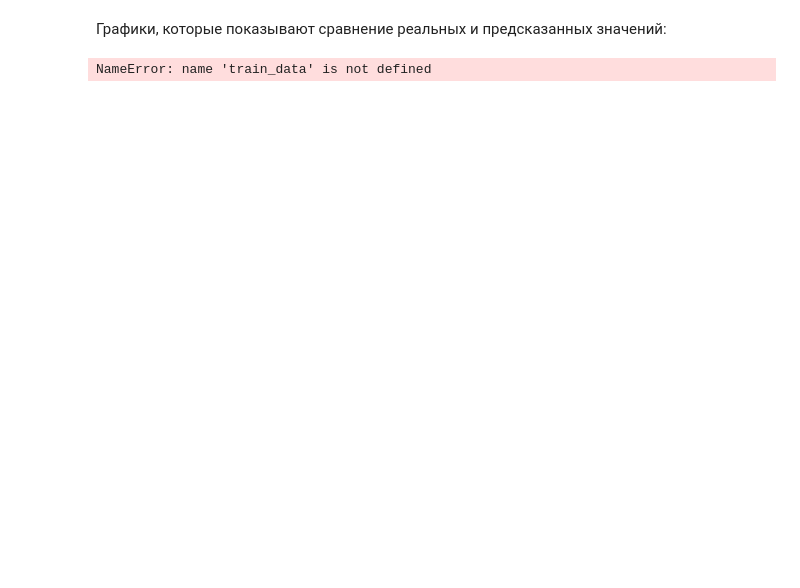
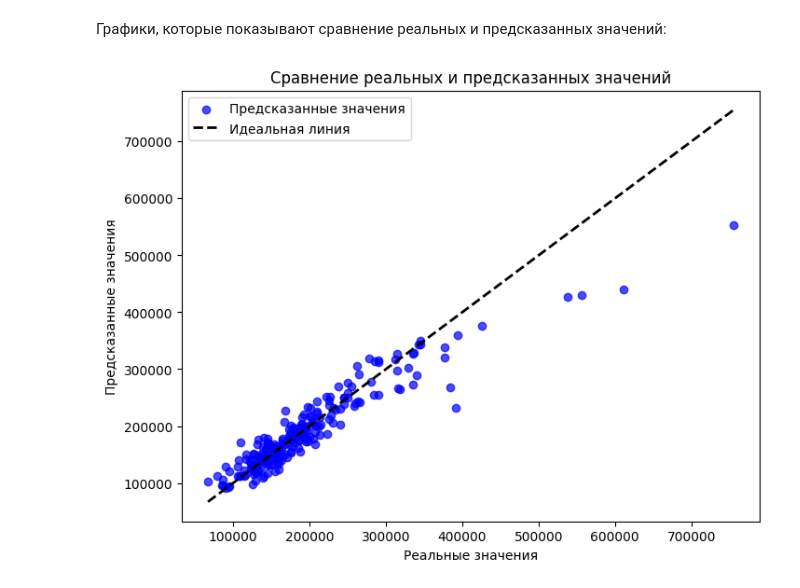
Before and after one commit to Darside666/House_pricing, a Jupyter notebook: notebooks/data_analysis.ipynb, the cells around one changed output. Drawn from its saved outputs; the diff is of its cells as text; code cells hidden in the pictures; blank space fills up the shorter version.

```diff
--- a/notebooks/data_analysis.ipynb
+++ b/notebooks/data_analysis.ipynb
@@ -84,31 +93,32 @@ plt.show()
 # %% [markdown]
 Графики, которые показывают сравнение реальных и предсказанных значений:
 # %%
+
 from sklearn.model_selection import train_test_split
 from sklearn.ensemble import RandomForestRegressor
 from sklearn.metrics import mean_absolute_error, r2_score
 import matplotlib.pyplot as plt
 
 # Разделение данных
-X = train_data.drop('quality', axis=1)  # Обучающие признаки
-y = train_data['quality']  # Целевая переменная
+X = train.drop('SalePrice', axis=1)  # Обучающие признаки
+y = train['SalePrice']  # Целевая переменная
 X_train, X_val, y_train, y_val = train_test_split(X, y, test_size=0.2, random_state=42)
 
-# Обучение модели (если необходимо)
+# Обучение модели
 model = RandomForestRegressor(random_state=42)
 model.fit(X_train, y_train)
 
 # Предсказания
 y_pred = model.predict(X_val)
 
 # Построение графика сравнения реальных и предсказанных значений
 plt.figure(figsize=(8, 6))
 plt.scatter(y_val, y_pred, alpha=0.7, color="blue", label="Предсказанные значения")
 plt.plot([y_val.min(), y_val.max()], [y_val.min(), y_val.max()], 'k--', lw=2, label="Идеальная линия")
 plt.xlabel("Реальные значения")
 plt.ylabel("Предсказанные значения")
 plt.title("Сравнение реальных и предсказанных значений")
 plt.legend()
 plt.show()
 # %% [output]
-NameError: name 'train_data' is not defined
+[figure, added]
```
Also changed, not shown: parts of 2 cells of this notebook.
